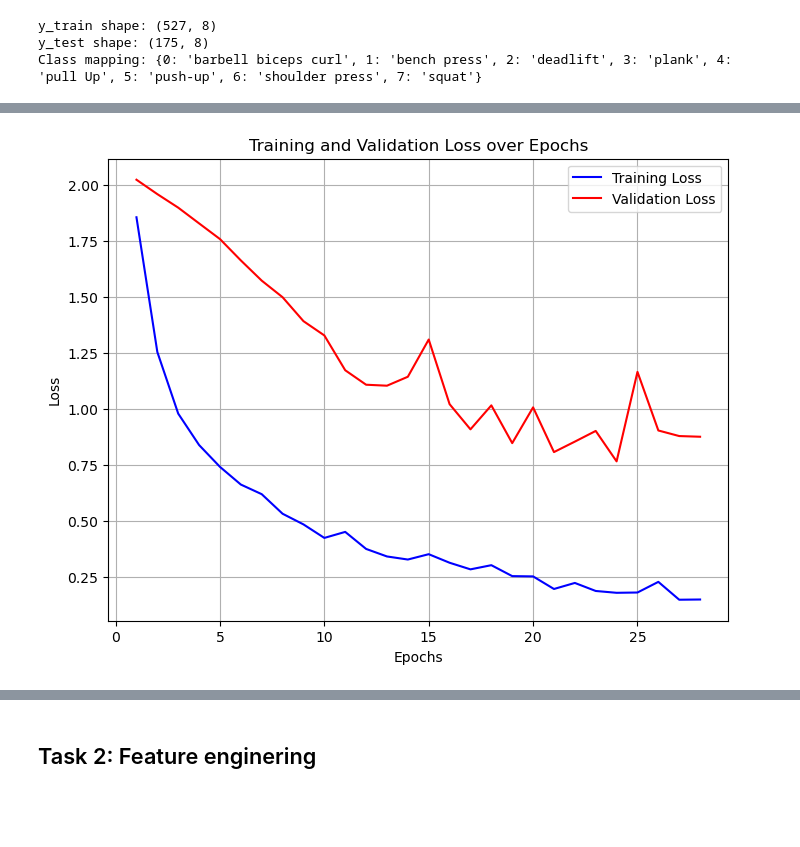
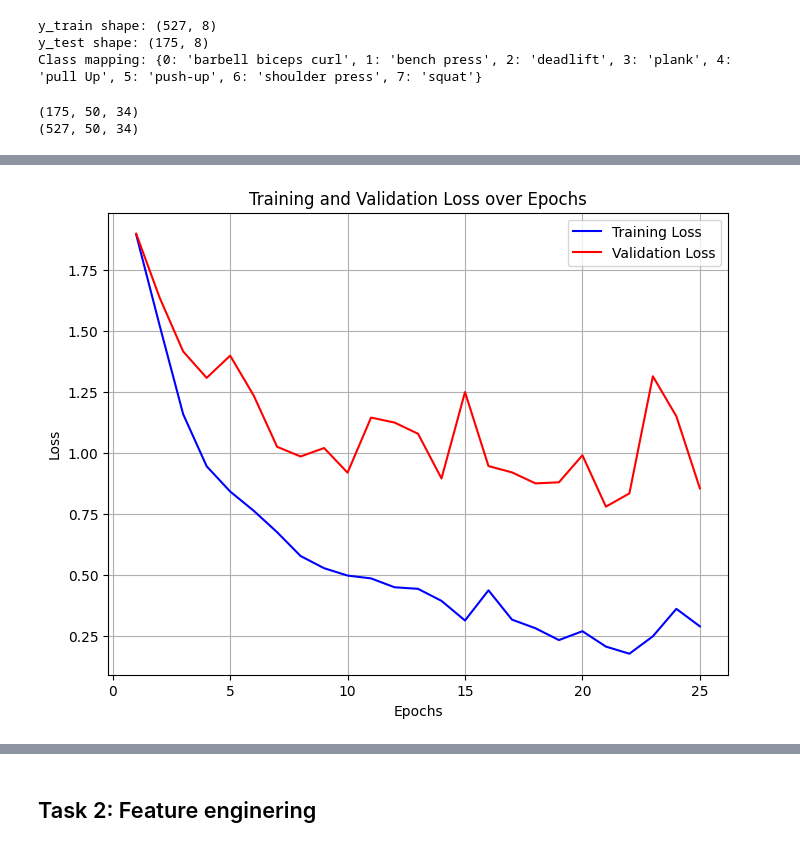
Before and after one commit to linahagberg/Assignment_4_Lina_Ella, a Jupyter notebook: Lina_Ella__assingment4.ipynb, the cells around one changed output, grey strips where cells are left out. Cells and saved outputs as stored; diff of their text form; code cells hidden in the pictures; blank space fills up the shorter version.

Commit message:
task 2 rewrite

```diff
--- a/Lina_Ella__assingment4.ipynb
+++ b/Lina_Ella__assingment4.ipynb
@@ -497,6 +481,29 @@ print("Class mapping:", dict(enumerate(label_encoder.classes_)))  # Print label
 y_train shape: (527, 8)
 y_test shape: (175, 8)
 Class mapping: {0: 'barbell biceps curl', 1: 'bench press', 2: 'deadlift', 3: 'plank', 4: 'pull Up', 5: 'push-up', 6: 'shoulder press', 7: 'squat'}
+# %%
+# Shuffling the samples
+
+def shuffle_X_y(X, y):
+    # Skapa en array med index från 0 till 399
+    indices = np.arange(X.shape[0])
+
+    # Shuffla indexen
+    np.random.shuffle(indices)
+
+    # Använd de shufflede indexen för att ordna om både array1 och array2
+    shuffled_X = X[indices]
+    shuffled_y = y[indices]
+    return shuffled_X,shuffled_y
+
+shuffled_X_train,shuffled_y_train  = shuffle_X_y(X_train_normalized, y_train_one_hot)
+shuffled_X_test,shuffled_y_test  = shuffle_X_y(X_test_normalized, y_test_one_hot)
+
+print(X_test.shape)
+print(X_train.shape)
+# %% [output]
+(175, 50, 34)
+(527, 50, 34)
 # %%
 # Definition of model class
 import tensorflow as tf
@@ -556,12 +563,12 @@ import pandas as pd
 task_1_model = CustomModel()
 
 # Compile model
-optimizer = Adam(learning_rate=0.0005, clipnorm=1.0)
+optimizer = Adam(learning_rate=0.001, clipnorm=1.0)
 task_1_model.compile(optimizer=optimizer, loss='categorical_crossentropy', metrics=['accuracy'])
 
 epochs = 40
-batch_size = 32
+batch_size = 64
 
-loss, accuracy = train_model(task_1_model,epochs,batch_size, X_train_normalized, y_train_one_hot,X_test_normalized, y_test_one_hot)
+loss, accuracy = train_model(task_1_model,epochs,batch_size, shuffled_X_train, shuffled_y_train,shuffled_X_test,shuffled_y_test)
 # %% [output]
 Epoch 1/40
@@ -584,4 +591,4 @@ Test Accuracy: 81.71
-[figure, old version]
+[figure, new version]
 # %%
 # Evaluate model
 from sklearn.metrics import classification_report
```
Also changed, not shown: parts of 24 cells of this notebook.
